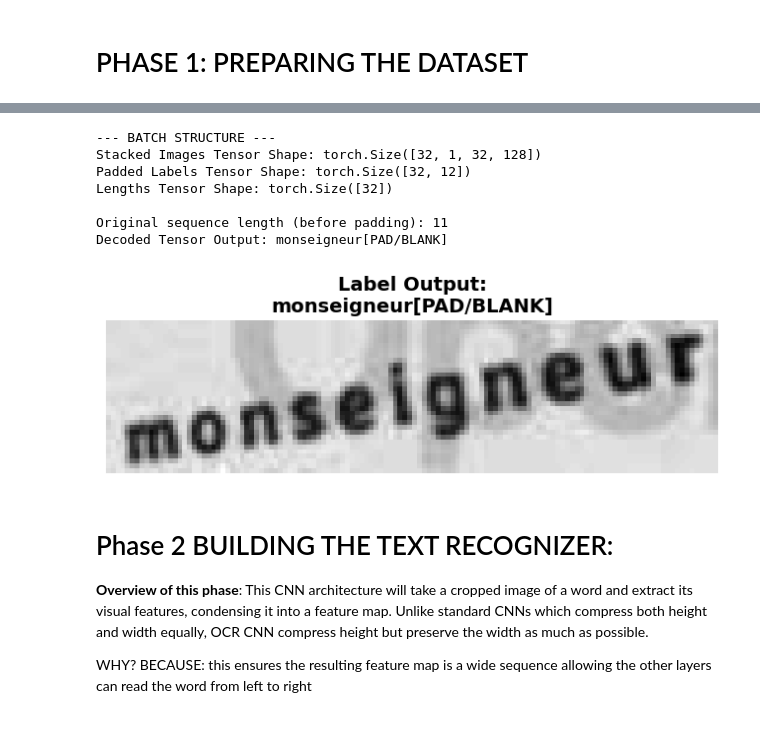
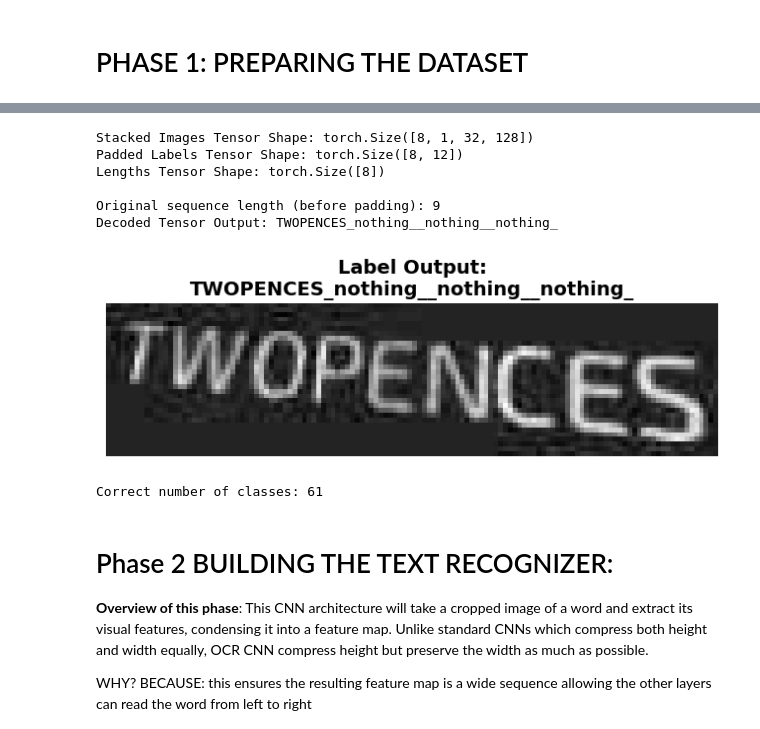
Before and after one commit to NoCdtho/OCR-software, a Jupyter notebook: CRNN.ipynb, the cells around one changed output, grey strips where cells are left out. Drawn from its saved outputs; the diff is of its cells as text; code cells hidden in the pictures.

```diff
--- a/CRNN.ipynb
+++ b/CRNN.ipynb
@@ -28,32 +28,42 @@ test_ds = load_dataset(
 #     if i == 2:
 #         break
 
-# Storing 5000 dataset in form of hf dataset and converted in python list
+# Streaming 5000 dataset in form of hf dataset and converted in python list
 ds = ds.take(5000)
-subset = list(ds)
-print("successfully saved in subset")
+ds = list(ds)
+print("successfully saved 5000 samples of data as ds for training and converted into list")
 
 # Streaming 2000 test dataset
 test_ds = test_ds.take(2000)
 test_ds=list(test_ds)
+print("successfully saved 5000 samples of data as test_ds for testing converted into list ")
 
 # Visualizing one image
 """Plot the image in the 10*10 plot
    fig can be used to change the color or save the image
    ax can be used to make changes in axes"""
-sample = subset[230]
+sample = ds[230]
 image = sample["image"]
 fig, ax = plt.subplots(figsize = (10, 4))
 # to plot the image
 ax.imshow(image)
 ax.axis('off')
 plt.show()
+print("above is the sample of the training dataset")
+
+sample2 = test_ds[19]
+image_test = sample2["image"]
+fig, ax = plt.subplots(figsize =  (10, 4))
+ax.imshow(image_test)
+ax.axis('off')
+plt.show()
+print("above is the image of the testing dataset")
 
 # converting into hf dataset
-small_ds2=Dataset.from_list(subset)
-print("converted successfully")
+ds=Dataset.from_list(ds)
+print("converted successfully in hf dataset")
 
 test_ds=Dataset.from_list(test_ds)
-print("done with dataset")
+print("converted into hf datset")
 # %% [output]
 Warning: You are sending unauthenticated requests to the HF Hub. Please set a HF_TOKEN to enable higher rate limits and faster downloads.
@@ -165,59 +179,61 @@ created the test_dataloader
 import matplotlib.pyplot as plt
 import torch
 
-# 1. Create a reverse dictionary to turn integers back into characters
-# We need this to read what the tensor is actually saying
+"""The .items() returns a view object which can be can be converted into list or dictionary and char is a tuple
+contain all the keys and idx is the tuple that contains all the values"""
 idx_to_char_dict = {idx: char for char, idx in my_dictionary.items()}
-# Add a placeholder for 0 so it prints nicely instead of throwing an error
-idx_to_char_dict[0] = "[PAD/BLANK]"
+idx_to_char_dict[0] = "_nothing_"
 
 # 2. Grab a single batch of data from your dataloader
 # iter() turns the dataloader into an iterator, next() pulls the first batch
-images, labels_padded, labels_lengths = next(iter(my_dataloader2))
+images, labels_padded, labels_lengths = next(iter(train_dataloader))
 
 # 3. Print the architecture of the batch to verify collate_fn worked
-print("--- BATCH STRUCTURE ---")
 print(f"Stacked Images Tensor Shape: {images.shape}") # Expected: [32, C, 32, 128]
 print(f"Padded Labels Tensor Shape: {labels_padded.shape}") # Expected: [32, max_length_in_this_batch]
 print(f"Lengths Tensor Shape: {labels_lengths.shape}") # Expected: [32]
 
 # 4. Extract the very first item in the batch
 image_0 = images[0]
 label_0 = labels_padded[0]
 length_0 = labels_lengths[0]
 
 # 5. Decode the padded tensor back into readable text
 decoded_text_list = []
 for idx in label_0.numpy():
-    decoded_text_list.append(idx_to_char_dict[idx])
+    val = int(idx)
+    decoded_text_list.append(idx_to_char_dict[val])
 
 decoded_text = "".join(decoded_text_list)
 print(f"\nOriginal sequence length (before padding): {length_0}")
 print(f"Decoded Tensor Output: {decoded_text}")
 
 # 6. Set up the matplotlib plot to visually check the image
 # PyTorch images are [Channels, Height, Width]. Matplotlib wants [Height, Width, Channels]
 image_to_plot = image_0.permute(1, 2, 0).numpy()
 
 plt.figure(figsize=(8, 3))
 # If it's a 1-channel grayscale image, squeeze it for matplotlib
 if image_to_plot.shape[-1] == 1:
     plt.imshow(image_to_plot.squeeze(), cmap='gray')
 else:
     plt.imshow(image_to_plot)
 
 plt.title(f"Label Output:\n{decoded_text}", fontsize=14, fontweight='bold')
 plt.axis('off')
 plt.show()
+
+TRUE_NUM_CLASSES = len(idx_to_char_dict)
+print(f"Correct number of classes: {TRUE_NUM_CLASSES}")
 # %% [output]
---- BATCH STRUCTURE ---
-Stacked Images Tensor Shape: torch.Size([32, 1, 32, 128])
-Padded Labels Tensor Shape: torch.Size([32, 12])
-Lengths Tensor Shape: torch.Size([32])
+Stacked Images Tensor Shape: torch.Size([8, 1, 32, 128])
+Padded Labels Tensor Shape: torch.Size([8, 12])
+Lengths Tensor Shape: torch.Size([8])
 
-Original sequence length (before padding): 11
-Decoded Tensor Output: monseigneur[PAD/BLANK]
+Original sequence length (before padding): 9
+Decoded Tensor Output: TWOPENCES_nothing__nothing__nothing_
-[figure, old version]
+[figure, new version]
+Correct number of classes: 61
 # %% [markdown]
 #  Phase 2 BUILDING THE TEXT RECOGNIZER:
 
```
Also changed, not shown: parts of 8 cells of this notebook.
